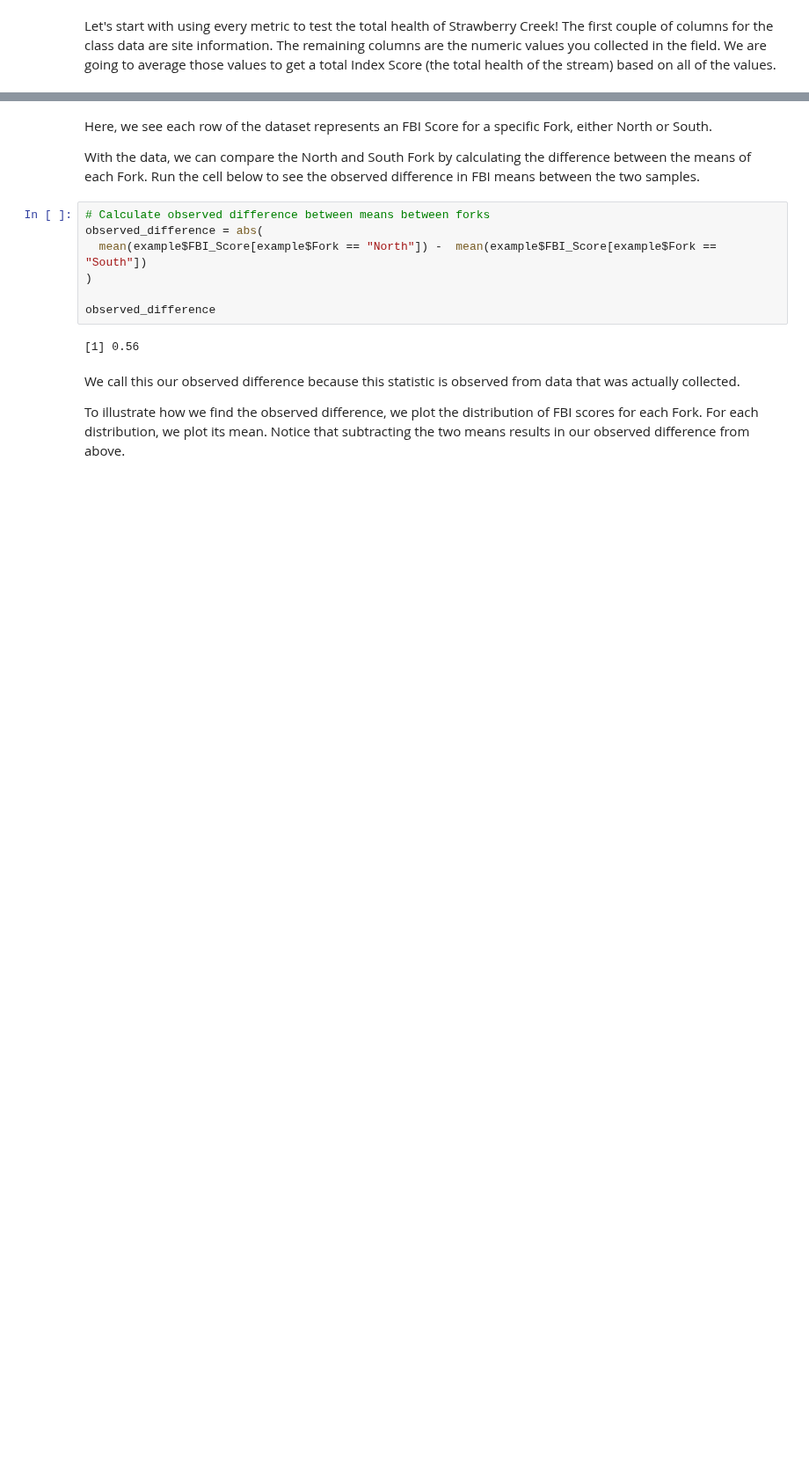
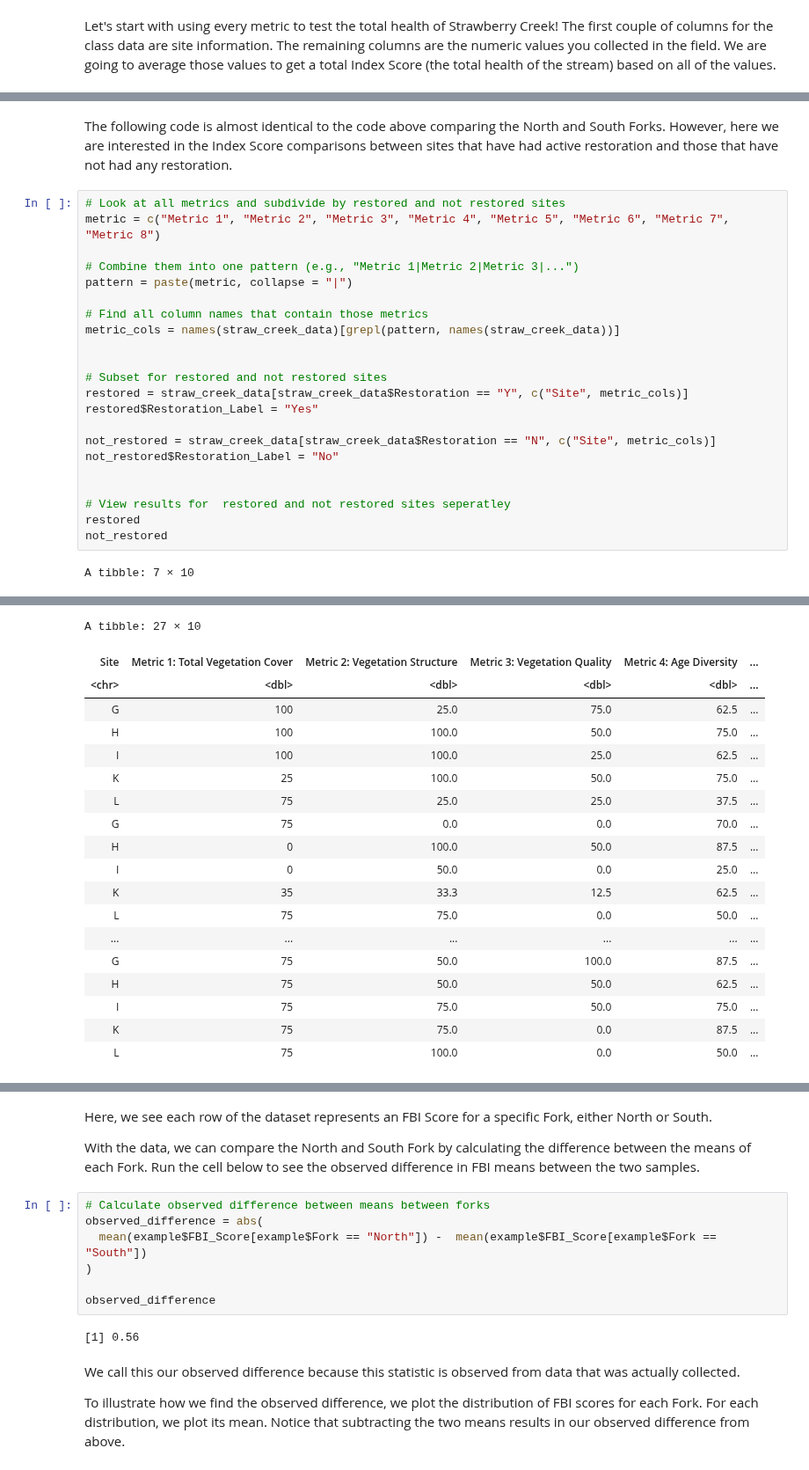
Before and after one commit to ds-modules/Bio-1B, a Jupyter notebook: Strawberry Creek/updated_straw_creek_lab.ipynb, the cells around one changed output, grey strips where cells are left out. Shown at 88% size. Saved outputs shown, nothing was run; the diff lists cells and outputs as text; blank space fills up the shorter version.

```diff
--- a/Strawberry Creek/updated_straw_creek_lab.ipynb
+++ b/Strawberry Creek/updated_straw_creek_lab.ipynb
@@ -292,0 +292,26 @@ ggplot(straw_creek_data_long, aes(x = Fork, y = Score, fill = Fork)) +
+# %% [markdown]
+The following code is almost identical to the code above comparing the North and South Forks. However, here we are interested in the Index Score comparisons between sites that have had active restoration and those that have not had any restoration.
+# %%
+# Look at all metrics and subdivide by restored and not restored sites
+metric = c("Metric 1", "Metric 2", "Metric 3", "Metric 4", "Metric 5", "Metric 6", "Metric 7", "Metric 8")
+
+# Combine them into one pattern (e.g., "Metric 1|Metric 2|Metric 3|...")
+pattern = paste(metric, collapse = "|")
+
+# Find all column names that contain those metrics
+metric_cols = names(straw_creek_data)[grepl(pattern, names(straw_creek_data))]
+
+
+# Subset for restored and not restored sites
+restored = straw_creek_data[straw_creek_data$Restoration == "Y", c("Site", metric_cols)]
+restored$Restoration_Label = "Yes"
+
+not_restored = straw_creek_data[straw_creek_data$Restoration == "N", c("Site", metric_cols)]
+not_restored$Restoration_Label = "No"
+
+
+# View results for  restored and not restored sites seperatley
+restored
+not_restored
+# %% [output]
+A tibble: 7 × 10
@@ -292,0 +327,19 @@ ggplot(straw_creek_data_long, aes(x = Fork, y = Score, fill = Fork)) +
+A tibble: 27 × 10
+| Site | Metric 1: Total Vegetation Cover | Metric 2: Vegetation Structure | Metric 3: Vegetation Quality | Metric 4: Age Diversity | ... |
+| <chr> | <dbl> | <dbl> | <dbl> | <dbl> | ... |
+| G | 100 | 25.0 | 75.0 | 62.5 | ... |
+| H | 100 | 100.0 | 50.0 | 75.0 | ... |
+| I | 100 | 100.0 | 25.0 | 62.5 | ... |
+| K | 25 | 100.0 | 50.0 | 75.0 | ... |
+| L | 75 | 25.0 | 25.0 | 37.5 | ... |
+| G | 75 | 0.0 | 0.0 | 70.0 | ... |
+| H | 0 | 100.0 | 50.0 | 87.5 | ... |
+| I | 0 | 50.0 | 0.0 | 25.0 | ... |
+| K | 35 | 33.3 | 12.5 | 62.5 | ... |
+| L | 75 | 75.0 | 0.0 | 50.0 | ... |
+| ... | ... | ... | ... | ... | ... |
+| G | 75 | 50.0 | 100.0 | 87.5 | ... |
+| H | 75 | 50.0 | 50.0 | 62.5 | ... |
+| I | 75 | 75.0 | 50.0 | 75.0 | ... |
+| K | 75 | 75.0 | 0.0 | 87.5 | ... |
+| L | 75 | 100.0 | 0.0 | 50.0 | ... |
```
Also changed, not shown: parts of 65 cells of this notebook.
